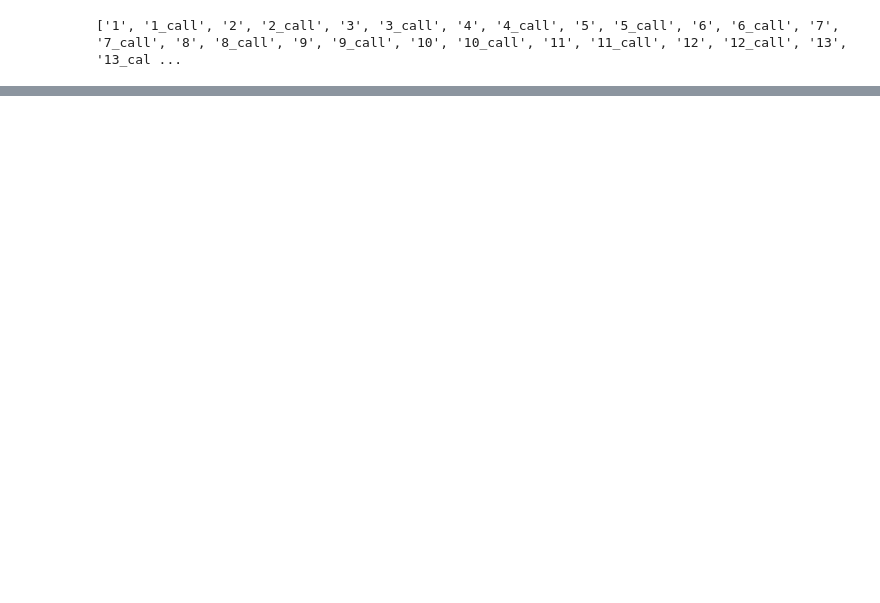
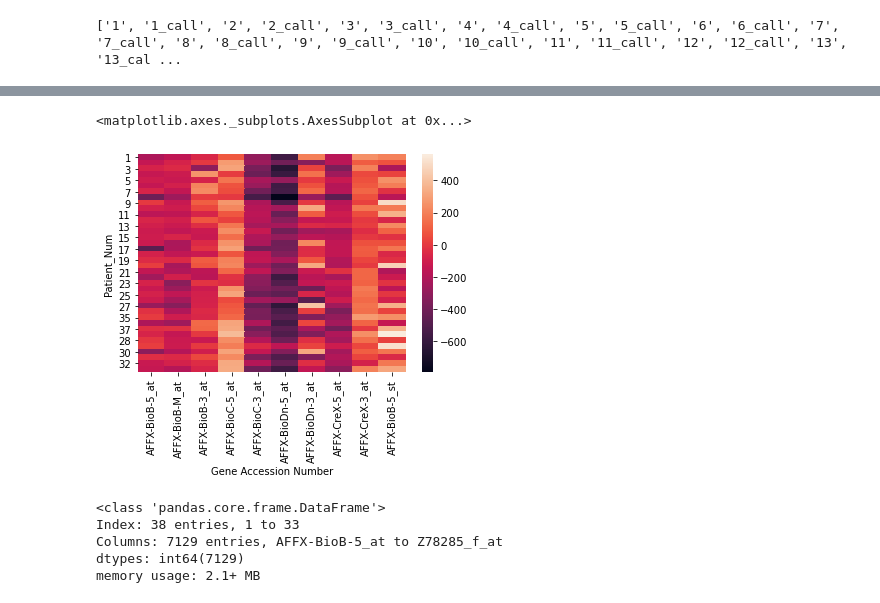
Before and after one commit to srtandon/Capstone-2-Cancer-Classification, a Jupyter notebook: Gene_Expression.ipynb, the cells around one changed output, grey strips where cells are left out. Saved outputs shown, nothing was run; the diff lists cells and outputs as text; code cells hidden in the pictures; blank space fills up the shorter version.

```diff
--- a/Gene_Expression.ipynb
+++ b/Gene_Expression.ipynb
@@ -35,0 +29,8 @@ df_train = df_train.rename(columns={'Gene Accession Number':'Patient_Num'})
+# %%
+#Load the training data
+df01_train_init = pd.read_csv('gene_expression/data_set_ALL_AML_train.csv')
+# Transpose and reset index
+df01_train = df01_train_init.T
+df01_train.columns = df01_train.loc['Gene Accession Number']
+df01_train = df01_train.drop(['Gene Description','Gene Accession Number'], axis=0)
+df01_train.index.name = 'Patient_Num'
@@ -63,13 +75,13 @@ df_train.head()
 # %%
-index_list = list(df_train['Patient_Num'])
+index_list = list(df01_train.index.values)
 
 for i in range(len(index_list)):
-    if 'call' in index_list[i]:
+    if 'call' not in index_list[i]:
         num = int(''.join(filter(str.isdigit, index_list[i])) or 0)
-        index_list[i] = str(num+1) + '_call'
+        index_list[i] = str(num)
     else:
-        num2 = int(''.join(filter(str.isdigit, index_list[i])) or 0)
-        index_list[i] = str(num2)
+        #num2 = int(''.join(filter(str.isdigit, index_list[i])) or 0)
+        index_list[i] = str(num) + '_call'
 
 print(index_list)
 # %% [output]
@@ -127,0 +105,7 @@ Name: AFFX-BioB-5_st, dtype: int64
+# %%
+df02_train = df01_train.reset_index()
+df02_train.index.name = 'index'
+df02_train['Patient_Num'] = df02_train.Patient_Num.map(dict(zip(df01_train.index.values, index_list)))
+#df01_train.head(10)
+df03_train = df02_train.set_index('Patient_Num')
+df03_train.index
@@ -127,0 +142,9 @@ Name: AFFX-BioB-5_st, dtype: int64
+# %%
+## We need to filter out the calls since we don't really have an explanation for what it is
+## and a list comprehension will not work by itself since we need to filter rows
+
+#df02 = df01[df01[['Patient_Num']].apply(lambda x: x[0].isdigit(), axis=1)]
+#df02.head(10)
+df_tr_filter = df03_train.loc[[x for x in index_list if x.isnumeric()]]
+df_te_filter = df03_test.loc[[x for x in index_list2 if x.isnumeric()]]
+df_tr_filter.head(14)
@@ -127,0 +169,20 @@ Name: AFFX-BioB-5_st, dtype: int64
+# %%
+##Visualization test
+# Need to convert objects to numeric before using/saving
+df_small = df_tr_filter.iloc[:,0:10]
+df_small = df_small.apply(pd.to_numeric)
+sns.heatmap(df_small)
+# %% [output]
+<matplotlib.axes._subplots.AxesSubplot at 0x...>
+[figure, added]
+# %%
+## Convert intensity values to numerical values
+df_train = df_tr_filter.apply(pd.to_numeric)
+df_test = df_te_filter.apply(pd.to_numeric)
+df_train.info()
+# %% [output]
+<class 'pandas.core.frame.DataFrame'>
+Index: 38 entries, 1 to 33
+Columns: 7129 entries, AFFX-BioB-5_at to Z78285_f_at
+dtypes: int64(7129)
+memory usage: 2.1+ MB
```
Also changed, not shown: parts of 24 cells of this notebook.
